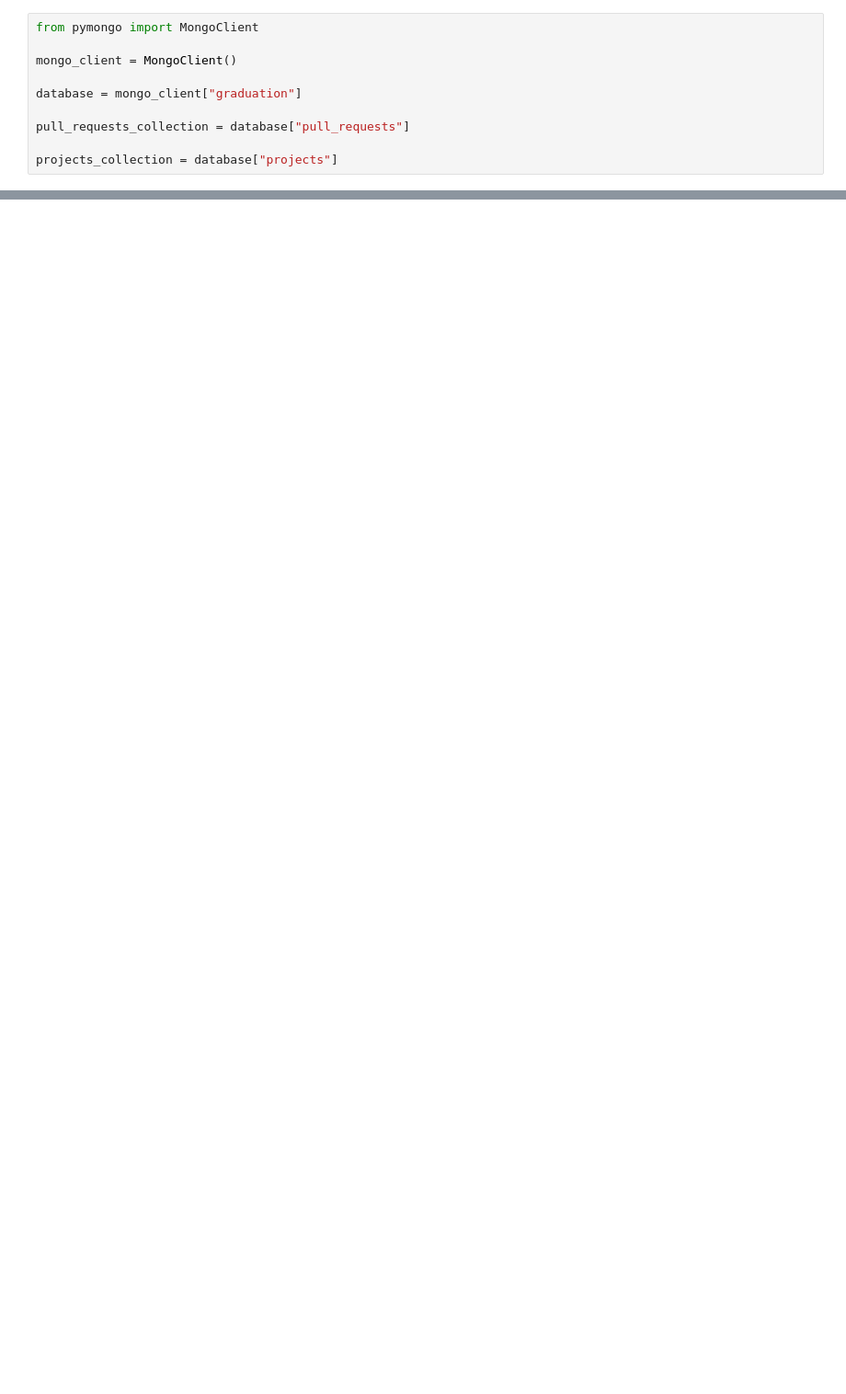
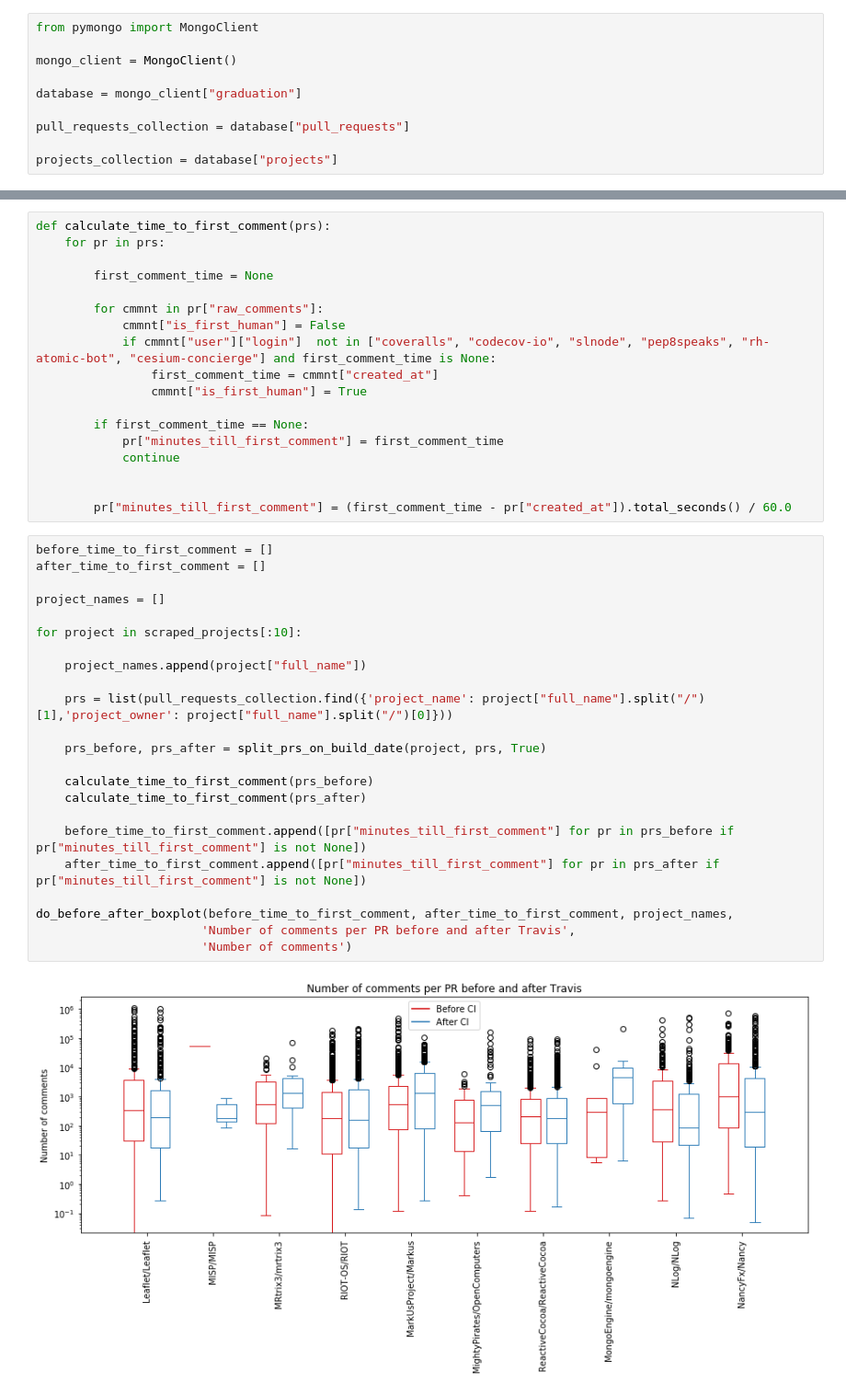
Before and after one commit to TheDutchDevil/code_reviews, a Jupyter notebook: first_travis_build/first_travis_build.ipynb, the cells around one changed output, grey strips where cells are left out. Shown: that part at 92% size. Drawn from its saved outputs; the diff is of its cells as text; blank space fills up the shorter version.

```diff
--- a/first_travis_build/first_travis_build.ipynb
+++ b/first_travis_build/first_travis_build.ipynb
@@ -68,0 +148,43 @@ Oldest travis status is: 2014-12-21 03:36:23, versus the travis reported date: 2
+# %%
+def calculate_time_to_first_comment(prs):
+    for pr in prs:
+
+        first_comment_time = None
+
+        for cmmnt in pr["raw_comments"]:
+            cmmnt["is_first_human"] = False
+            if cmmnt["user"]["login"]  not in ["coveralls", "codecov-io", "slnode", "pep8speaks", "rh-atomic-bot", "cesium-concierge"] and first_comment_time is None:
+                first_comment_time = cmmnt["created_at"]
+                cmmnt["is_first_human"] = True
+
+        if first_comment_time == None:
+            pr["minutes_till_first_comment"] = first_comment_time
+            continue
+
+
+        pr["minutes_till_first_comment"] = (first_comment_time - pr["created_at"]).total_seconds() / 60.0
+# %%
+before_time_to_first_comment = []
+after_time_to_first_comment = []
+
+project_names = []
+
+for project in scraped_projects[:10]:
+
+    project_names.append(project["full_name"])
+
+    prs = list(pull_requests_collection.find({'project_name': project["full_name"].split("/")[1],'project_owner': project["full_name"].split("/")[0]}))
+
+    prs_before, prs_after = split_prs_on_build_date(project, prs, True)
+
+    calculate_time_to_first_comment(prs_before)
+    calculate_time_to_first_comment(prs_after)
+
+    before_time_to_first_comment.append([pr["minutes_till_first_comment"] for pr in prs_before if pr["minutes_till_first_comment"] is not None])
+    after_time_to_first_comment.append([pr["minutes_till_first_comment"] for pr in prs_after if pr["minutes_till_first_comment"] is not None])
+
+do_before_after_boxplot(before_time_to_first_comment, after_time_to_first_comment, project_names,
+                       'Number of comments per PR before and after Travis',
+                       'Number of comments')
+# %% [output]
+[figure, added]
```
Also changed, not shown: parts of 4 cells of this notebook.
